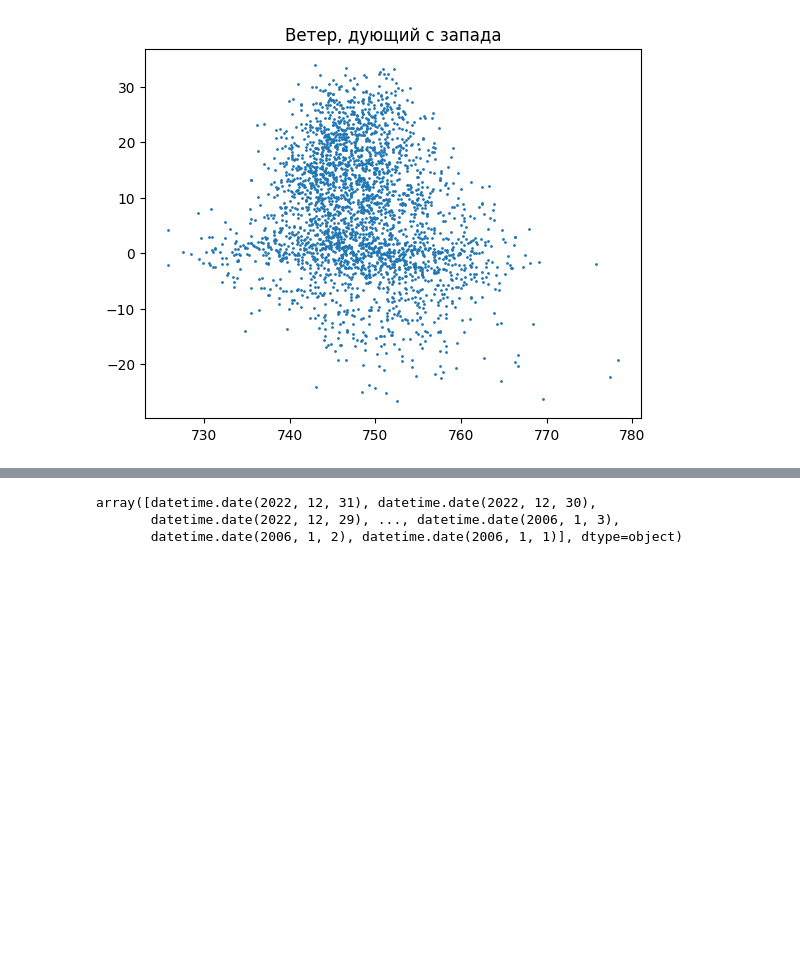
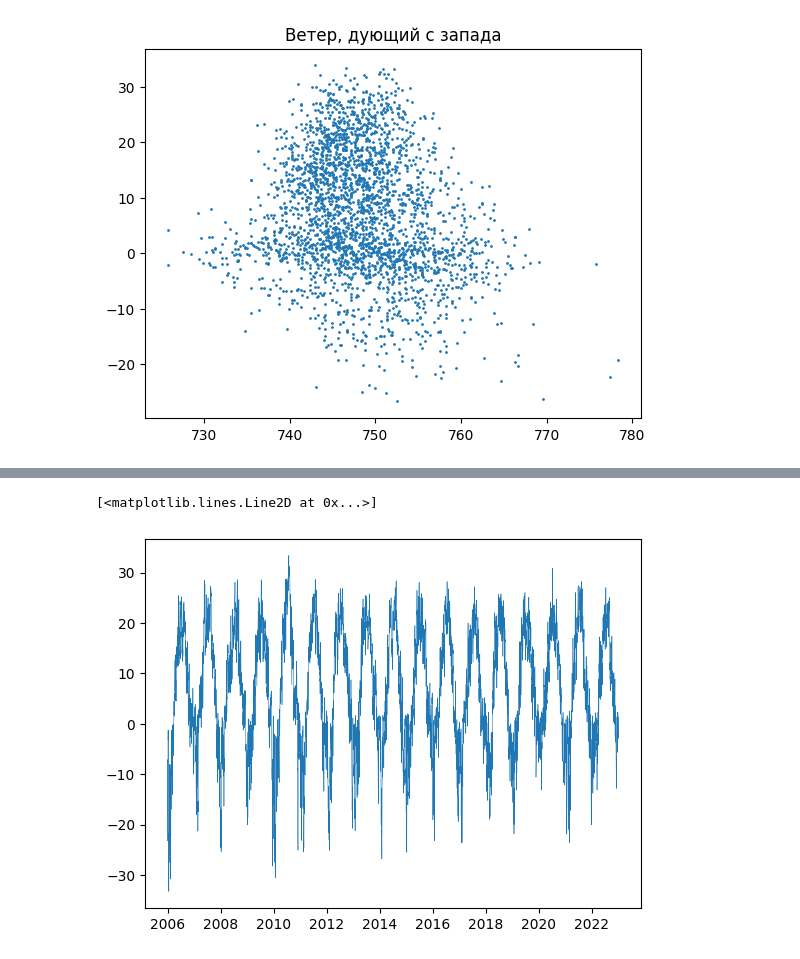
Before and after one commit to OneMoreGate/Machine_learning_MIPT, a Jupyter notebook: new_knowelge/weather_research.ipynb, the cells around one changed output, grey strips where cells are left out. Drawn from its saved outputs; the diff is of its cells as text; code cells hidden in the pictures; blank space fills up the shorter version.

```diff
--- a/new_knowelge/weather_research.ipynb
+++ b/new_knowelge/weather_research.ipynb
@@ -36,6 +36,5 @@ E'      47154
 sss     47544
 dtype: int64
 # %%
-df['Time'] = np.array([dt.datetime.strptime(i, '%d.%m.%Y %H:%M') for i in df['Time']])
-date = pd.Series(np.array([i.date() for i in df['Time']]))
+df['Time'] = pd.Series([dt.datetime.strptime(i, '%d.%m.%Y %H:%M').date() for i in df['Time']])
 # %%
@@ -89,6 +86,9 @@ day_mean = np.array(0)
-# %%
-day = df['T'][()]
-# %% [output]
-array([datetime.date(2022, 12, 31), datetime.date(2022, 12, 30),
-       datetime.date(2022, 12, 29), ..., datetime.date(2006, 1, 3),
-       datetime.date(2006, 1, 2), datetime.date(2006, 1, 1)], dtype=object)
+# %%
+uniq_days = df['Time'].unique()
+mean_d = np.array([df['T'][df['Time'] == i].dropna().mean() for i in uniq_days])
+day_mean = pd.DataFrame({'Date': uniq_days, 'Temp': mean_d})
+# %%
+plt.plot(day_mean['Date'], day_mean['Temp'], linewidth = 0.4)
+# %% [output]
+[<matplotlib.lines.Line2D at 0x...>]
+[figure, added]
```
Also changed, not shown: parts of 5 cells of this notebook.
